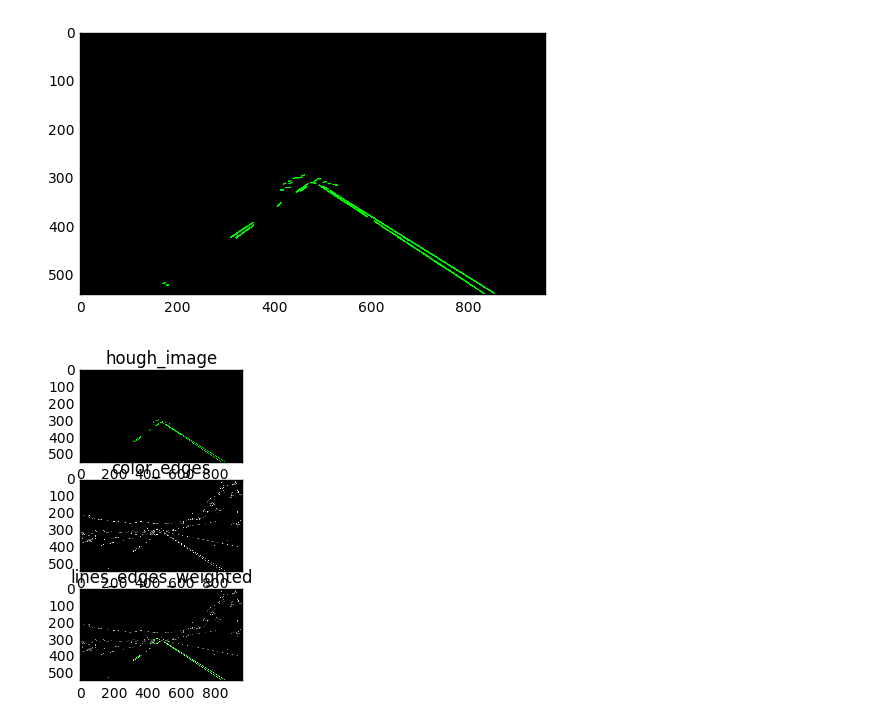
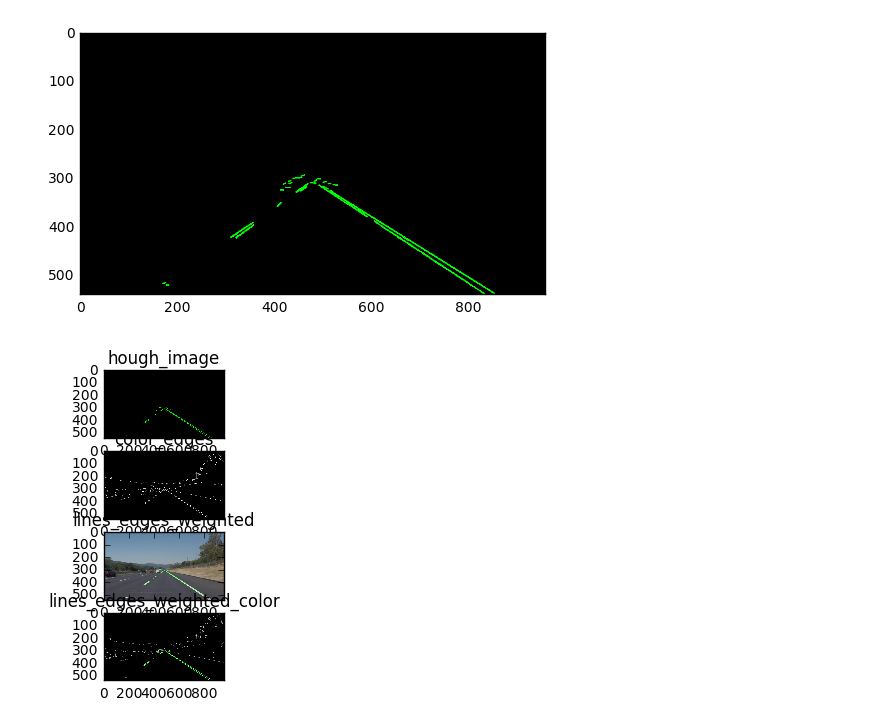
Before and after one commit to JonathanCMitchell/Self-Driving-Car-ND, a Jupyter notebook: Project 1-Lane Detection.ipynb, the cells around one changed output. Saved outputs shown, nothing was run; the diff lists cells and outputs as text; code cells hidden in the pictures.

Commit message:
[fix] - adds original image as input into addWeighted function

```diff
--- a/Project 1-Lane Detection.ipynb
+++ b/Project 1-Lane Detection.ipynb
@@ -175,38 +175,44 @@ plt.imshow(hough_image)
 # %%
 # WeightedImage(color_edges,
 # def weighted_img(img, initial_img, α=0.8, β=1., λ=0.):
 #     return cv2.addWeighted(initial_img, α, img, β, λ)
 
 # Img is the output of hough lines ==> lines_image
 # initial_image is the color_edges, which is the initial edges image with a 3rd dimension for color
 # Edges shape: (540, 960)
 color_edges = np.dstack((edges, edges, edges))
 
 # This gives me RGB access in the third dimension
 # color_edges.shape = (540, 960, 3)
 
 # Note: I used masked_image to get my line_image so I don't need mask_image anymore
 # Subplot of edges and color_edges goes here
 
 # Here we overlap line_image and color_edges
-lines_edges_weighted = weighted_img(hough_image, color_edges)
+lines_edges_weighted = weighted_img(hough_image, image)
+lines_edges_weighted_color = weighted_img(hough_image,color_edges)
 
 # PLOT
 fig = plt.figure()
-d = fig.add_subplot(3,1,1)
+d = fig.add_subplot(4,1,1)
 line_edgeplot = plt.imshow(hough_image)
 d.set_title('hough_image')
 
-d = fig.add_subplot(3,1,2)
+d = fig.add_subplot(4,1,2)
 line_edgeplot = plt.imshow(color_edges)
 d.set_title('color_edges')
 
-d = fig.add_subplot(3,1,3)
+d = fig.add_subplot(4,1,3)
 line_edgeplot = plt.imshow(lines_edges_weighted)
 d.set_title('lines_edges_weighted')
+
+d = fig.add_subplot(4,1,4)
+line_edgeplot = plt.imshow(lines_edges_weighted_color)
+d.set_title('lines_edges_weighted_color')
+
 plt.show()
 # %% [output]
-[figure, old version]
+[figure, new version]
 # %%
 import math
 
```
Also changed, not shown: 1 other file.
